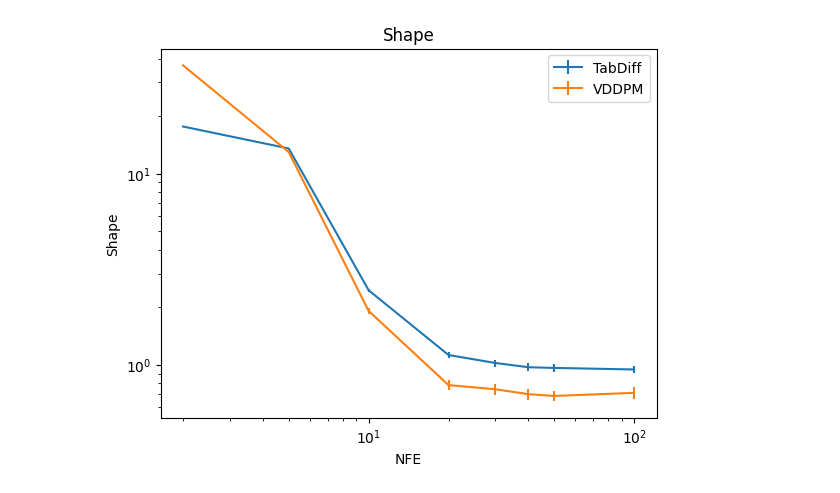
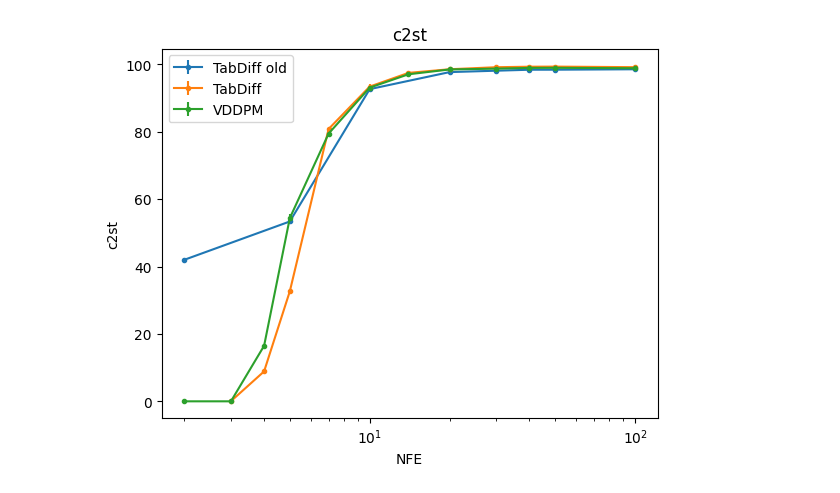
Before and after one commit to Oleg20502/TabDiff, a Jupyter notebook: notebooks/nfe_plots.ipynb, the cells around one changed output. Cells and saved outputs as stored; diff of their text form; code cells hidden in the pictures.

```diff
--- a/notebooks/nfe_plots.ipynb
+++ b/notebooks/nfe_plots.ipynb
@@ -4,10 +5,13 @@ import numpy as np
 import pandas as pd
 import os
 # %%
-N_arr = [2, 5, 10, 20, 30, 40, 50, 100]
-N_tabdiff_arr = [2, 5, 10, 20, 30, 40, 50, 100]
+N_arr = [2, 3, 4, 5, 7, 10, 14, 20, 30, 40, 50, 100]
+N_tabdiff_old_arr = [2, 5, 10, 20, 30, 40, 50, 100]
+N_tabdiff_arr = [3, 4, 5, 7, 10, 14, 20, 30, 40, 50, 100]
+N_new_arr = [2, 3, 4, 5, 7, 10, 14, 20, 30, 40, 50, 100]
 # %%
-path_tabdiff = '/home/okashurin/okashurin/TabDiff/eval/report_runs/try_1/'
+path_tabdiff_old = '/home/okashurin/okashurin/TabDiff/eval/report_runs/try_1/'
+path_tabdiff = '/home/okashurin/okashurin/TabDiff/eval/report_runs/tabdiff/'
 path_vddpm = '/home/okashurin/okashurin/TabDiff/eval/report_runs/rec_2_heads_big_kl_0.1_decay_xt_t_variational'
 # %%
 def get_data(path, N_arr):
@@ -58,17 +62,21 @@ def get_data(path, N_arr):
         'std_c2st': std_c2st_arr
     }
 # %%
+data_tabdiff_old = get_data(path_tabdiff_old, N_tabdiff_old_arr)
 data_tabdiff = get_data(path_tabdiff, N_tabdiff_arr)
 data_vddpm = get_data(path_vddpm, N_arr)
 # %%
-plt.errorbar(N_tabdiff_arr, data_tabdiff['shape'], yerr=data_tabdiff['std_shape'], label='TabDiff')
-plt.errorbar(N_arr, data_vddpm['shape'], yerr=data_vddpm['std_shape'], label='VDDPM')
-plt.title('Shape')
+matric = 'c2st'
+
+plt.errorbar(N_tabdiff_old_arr, data_tabdiff_old[matric], yerr=data_tabdiff_old[f'std_{matric}'], label='TabDiff old', marker='.')
+plt.errorbar(N_tabdiff_arr, data_tabdiff[matric], yerr=data_tabdiff[f'std_{matric}'], label='TabDiff', marker='.')
+plt.errorbar(N_arr, data_vddpm[matric], yerr=data_vddpm[f'std_{matric}'], label='VDDPM', marker='.')
+plt.title(matric)
 plt.xlabel('NFE')
-plt.ylabel('Shape')
-plt.yscale('log')
+plt.ylabel(matric)
+# plt.yscale('log')
 plt.xscale('log')
 plt.legend()
 plt.show()
 # %% [output]
-[figure, old version]
+[figure, new version]
```
Also changed, not shown: parts of 14 cells of this notebook, 6 other files.
